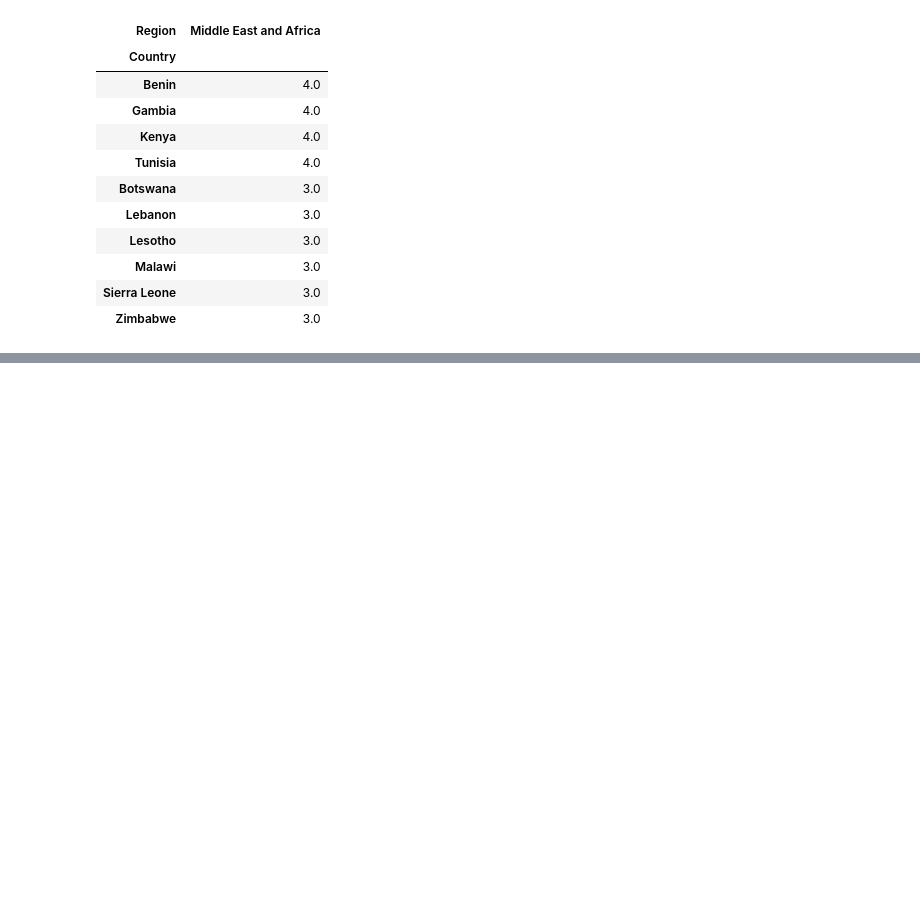
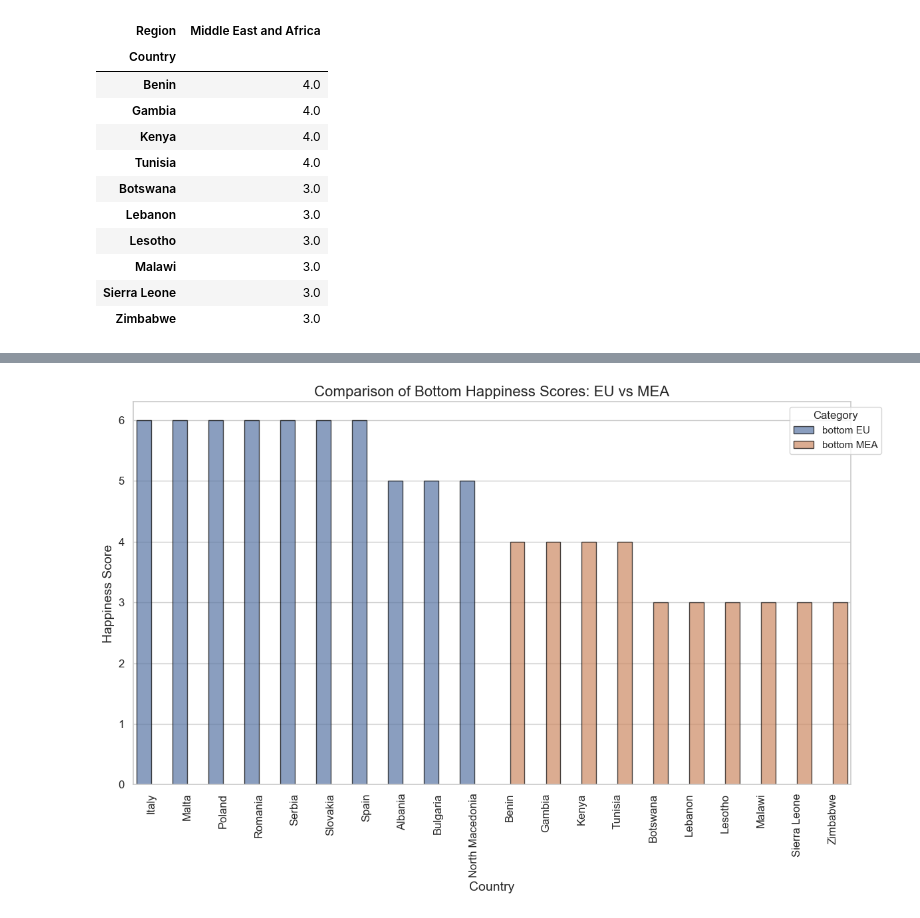
Before and after one commit to TimoLischke/sql-database, a Jupyter notebook: africa_european_happiness.ipynb, the cells around one changed output, grey strips where cells are left out. Drawn from its saved outputs; the diff is of its cells as text; code cells hidden in the pictures; blank space fills up the shorter version.

```diff
--- a/africa_european_happiness.ipynb
+++ b/africa_european_happiness.ipynb
@@ -209,0 +212,16 @@ plt.show()
+# %%
+# new graph for bottom
+# Create figure for bottom comparison
+fig, ax = plt.subplots(figsize=(12, 8))
+sns.barplot(data=bottom_melted, x='Country', y='Happiness Score', hue='Category', dodge=True, alpha=0.7, edgecolor='black')
+plt.xlabel("Country", fontsize=14)
+plt.ylabel("Happiness Score", fontsize=14)
+plt.xticks(rotation=90, fontsize=12)
+plt.yticks(fontsize=12)
+plt.title("Comparison of Bottom Happiness Scores: EU vs MEA", fontsize=16)
+plt.legend(title='Category', bbox_to_anchor=(1.05, 1), loc='best')
+plt.tight_layout()
+#plt.savefig("bottom_comparison.png", dpi=300)
+plt.show()
+# %% [output]
+[figure, added]
```
Also changed, not shown: parts of 17 cells of this notebook, 25 other files.
